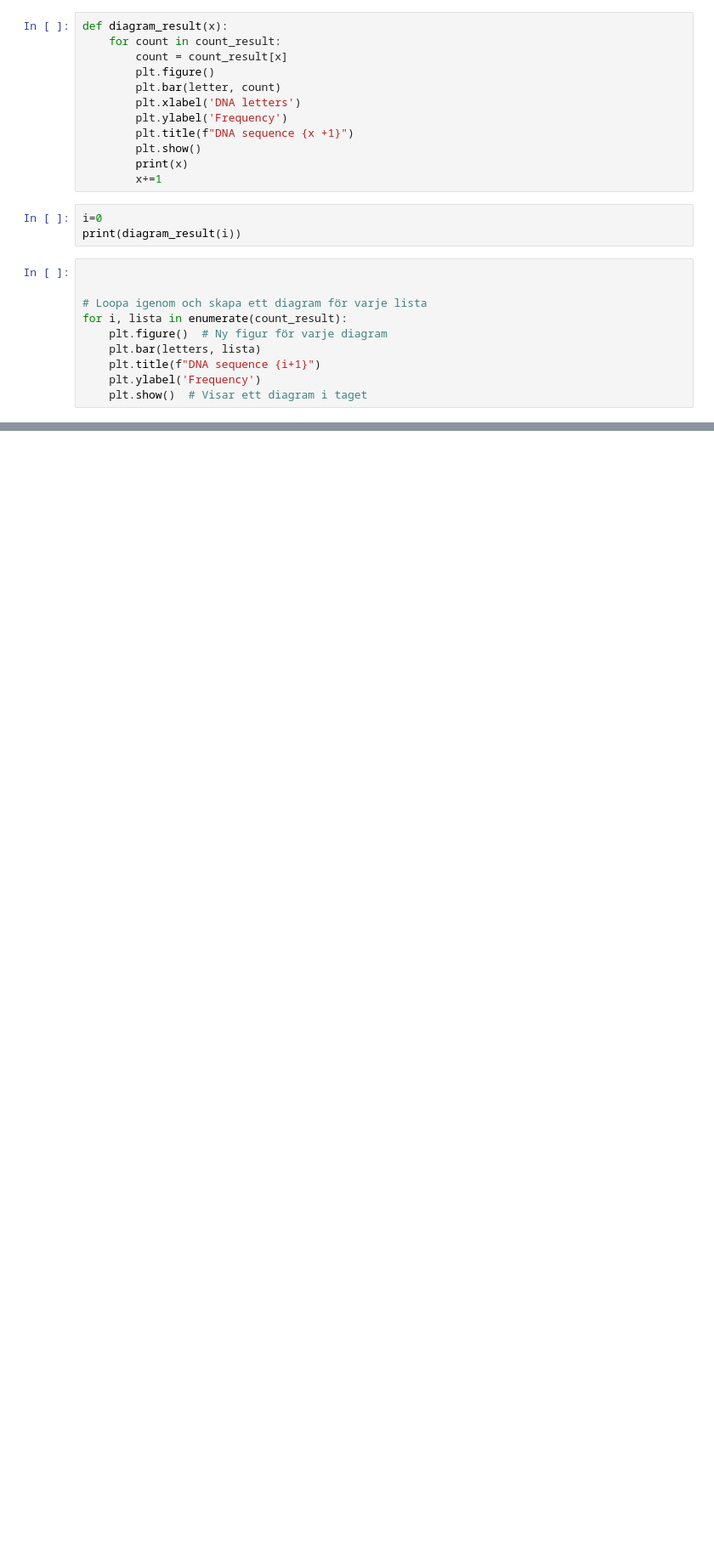
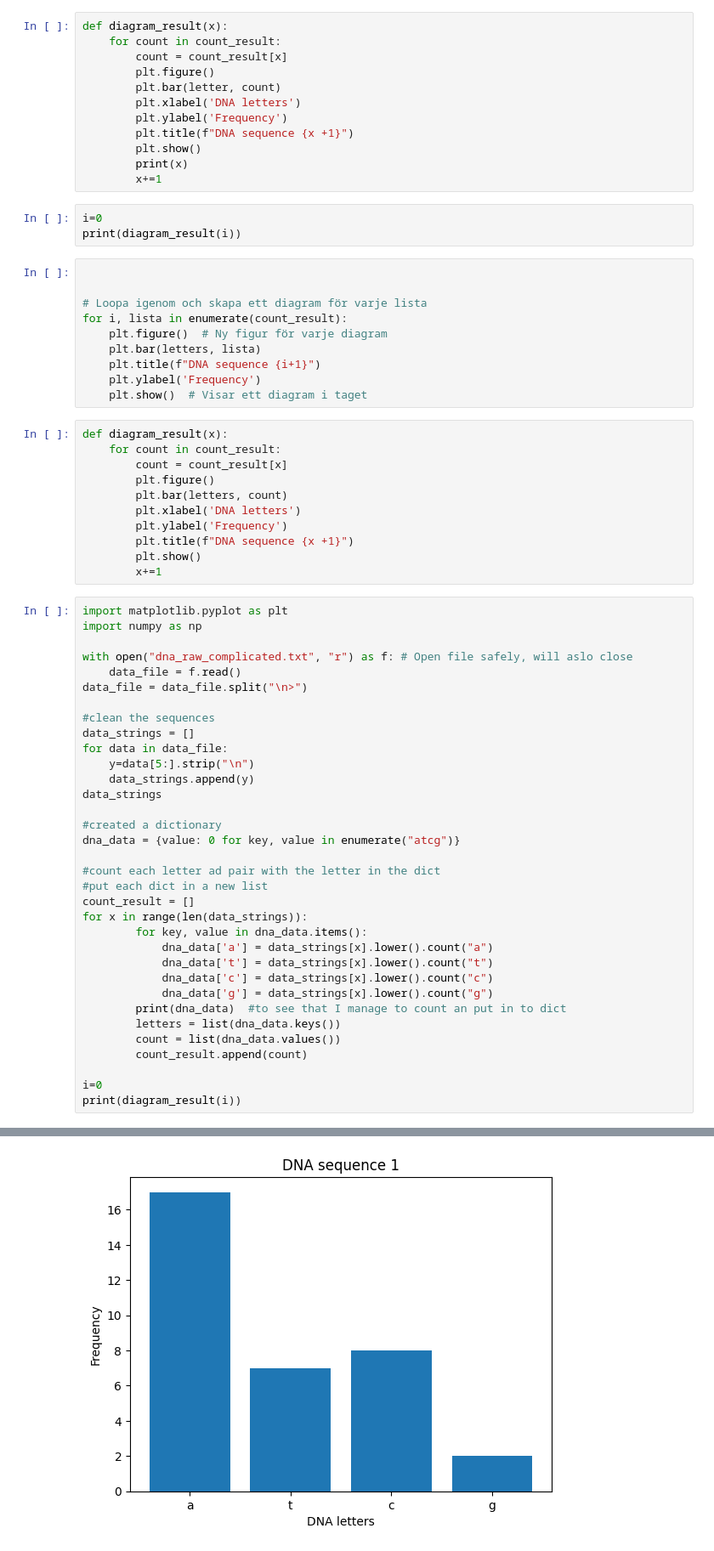
Before and after one commit to Anja-Sche/Lab1_Anja_Scherwall_DE25, a Jupyter notebook: test.ipynb, the cells around one changed output, grey strips where cells are left out. Shown at 85% size. Saved outputs shown, nothing was run; the diff lists cells and outputs as text; blank space fills up the shorter version.

```diff
--- a/test.ipynb
+++ b/test.ipynb
@@ -175,3 +175,49 @@ for i, lista in enumerate(count_result):
     plt.title(f"DNA sequence {i+1}")
     plt.ylabel('Frequency')
     plt.show()  # Visar ett diagram i taget
+# %%
+def diagram_result(x):
+    for count in count_result:
+        count = count_result[x]
+        plt.figure()
+        plt.bar(letters, count)
+        plt.xlabel('DNA letters')
+        plt.ylabel('Frequency')
+        plt.title(f"DNA sequence {x +1}")
+        plt.show()
+        x+=1
+# %%
+import matplotlib.pyplot as plt
+import numpy as np
+
+with open("dna_raw_complicated.txt", "r") as f: # Open file safely, will aslo close
+    data_file = f.read()
+data_file = data_file.split("\n>")
+
+#clean the sequences
+data_strings = []
+for data in data_file:
+    y=data[5:].strip("\n")
+    data_strings.append(y)
+data_strings
+
+#created a dictionary
+dna_data = {value: 0 for key, value in enumerate("atcg")}
+
+#count each letter ad pair with the letter in the dict
+#put each dict in a new list
+count_result = []
+for x in range(len(data_strings)):
+        for key, value in dna_data.items():
+            dna_data['a'] = data_strings[x].lower().count("a")
+            dna_data['t'] = data_strings[x].lower().count("t")
+            dna_data['c'] = data_strings[x].lower().count("c")
+            dna_data['g'] = data_strings[x].lower().count("g")
+        print(dna_data)  #to see that I manage to count an put in to dict
+        letters = list(dna_data.keys())
+        count = list(dna_data.values())
+        count_result.append(count)
+
+i=0
+print(diagram_result(i))
+# %% [output]
@@ -177,0 +229 @@ for i, lista in enumerate(count_result):
+[figure, added]
```
Also changed, not shown: parts of 1 cell of this notebook, 1 other file.
